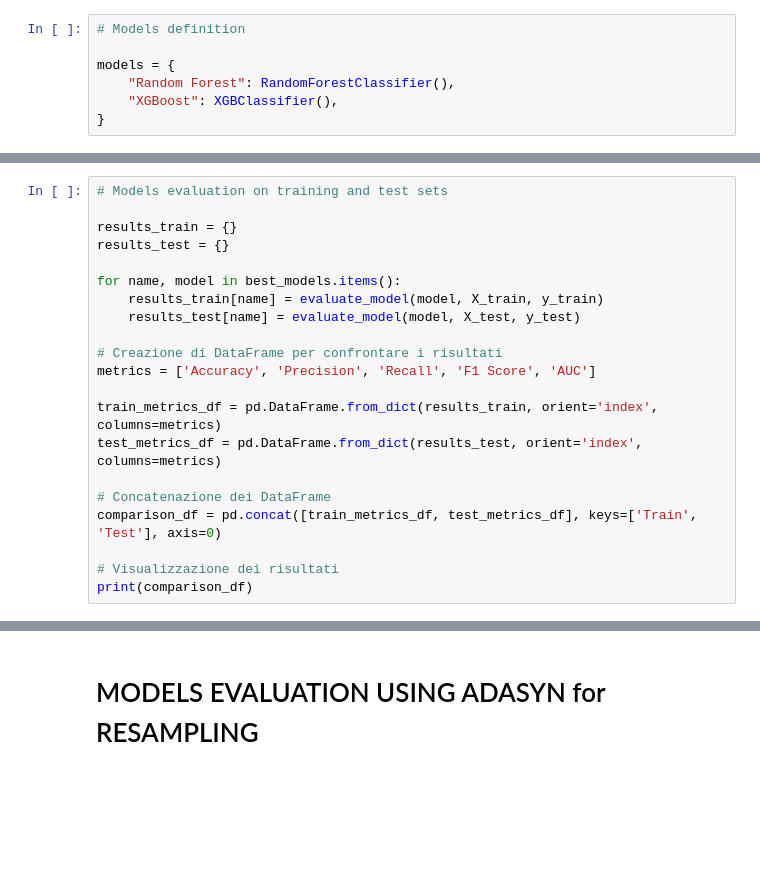
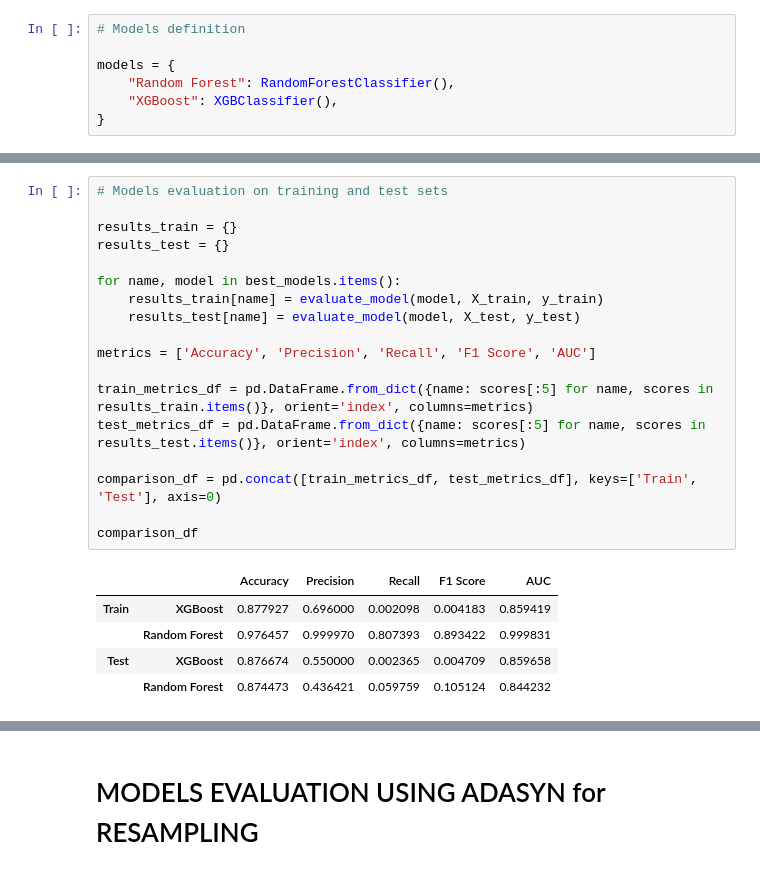
Before and after one commit to Silvano315/Health-Insurance-Prediction, a Jupyter notebook: ML_models.ipynb, the cells around one changed output, grey strips where cells are left out. Cells and saved outputs as stored; diff of their text form; blank space fills up the shorter version.

```diff
--- a/ML_models.ipynb
+++ b/ML_models.ipynb
@@ -119,21 +136,24 @@ Mean F1 score for XGBoost: 0.0224
 # %%
 # Models evaluation on training and test sets
 
 results_train = {}
 results_test = {}
 
 for name, model in best_models.items():
     results_train[name] = evaluate_model(model, X_train, y_train)
     results_test[name] = evaluate_model(model, X_test, y_test)
 
-# Creazione di DataFrame per confrontare i risultati
 metrics = ['Accuracy', 'Precision', 'Recall', 'F1 Score', 'AUC']
 
-train_metrics_df = pd.DataFrame.from_dict(results_train, orient='index', columns=metrics)
-test_metrics_df = pd.DataFrame.from_dict(results_test, orient='index', columns=metrics)
+train_metrics_df = pd.DataFrame.from_dict({name: scores[:5] for name, scores in results_train.items()}, orient='index', columns=metrics)
+test_metrics_df = pd.DataFrame.from_dict({name: scores[:5] for name, scores in results_test.items()}, orient='index', columns=metrics)
 
-# Concatenazione dei DataFrame
 comparison_df = pd.concat([train_metrics_df, test_metrics_df], keys=['Train', 'Test'], axis=0)
 
-# Visualizzazione dei risultati
-print(comparison_df)
+comparison_df
+# %% [output]
+|  |  | Accuracy | Precision | Recall | F1 Score | AUC |
+| Train | XGBoost | 0.877927 | 0.696000 | 0.002098 | 0.004183 | 0.859419 |
+|  | Random Forest | 0.976457 | 0.999970 | 0.807393 | 0.893422 | 0.999831 |
+| Test | XGBoost | 0.876674 | 0.550000 | 0.002365 | 0.004709 | 0.859658 |
+|  | Random Forest | 0.874473 | 0.436421 | 0.059759 | 0.105124 | 0.844232 |
```
Also changed, not shown: parts of 11 cells of this notebook.
